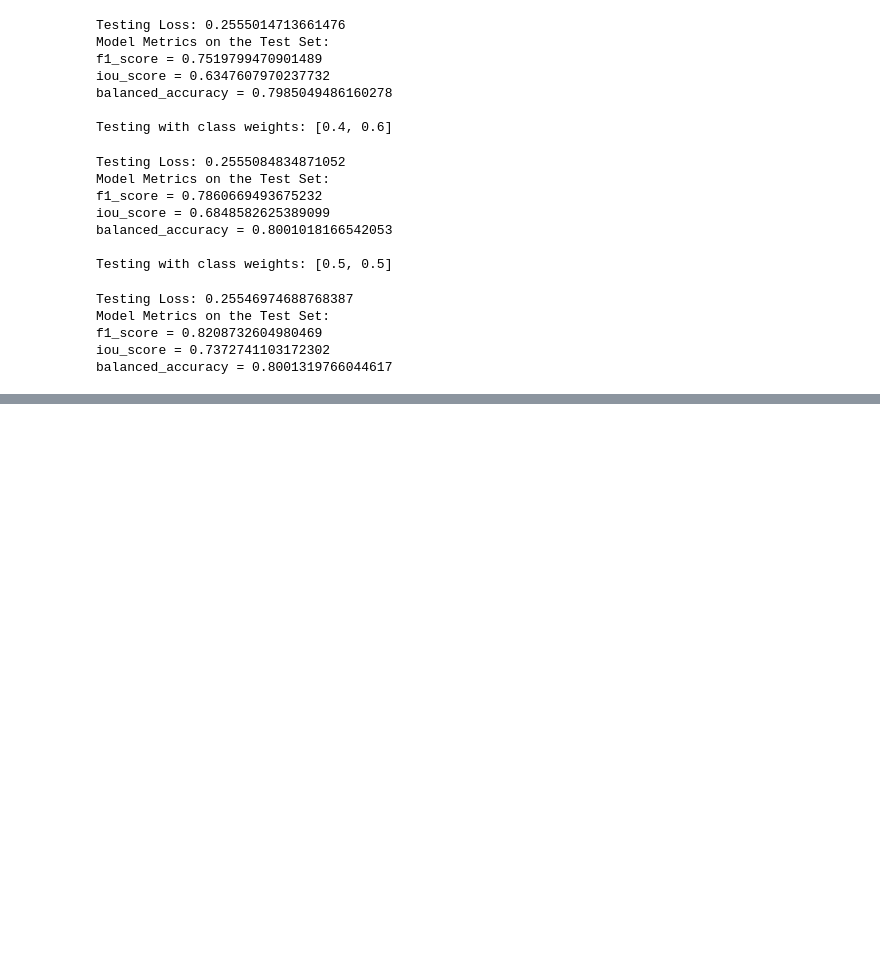
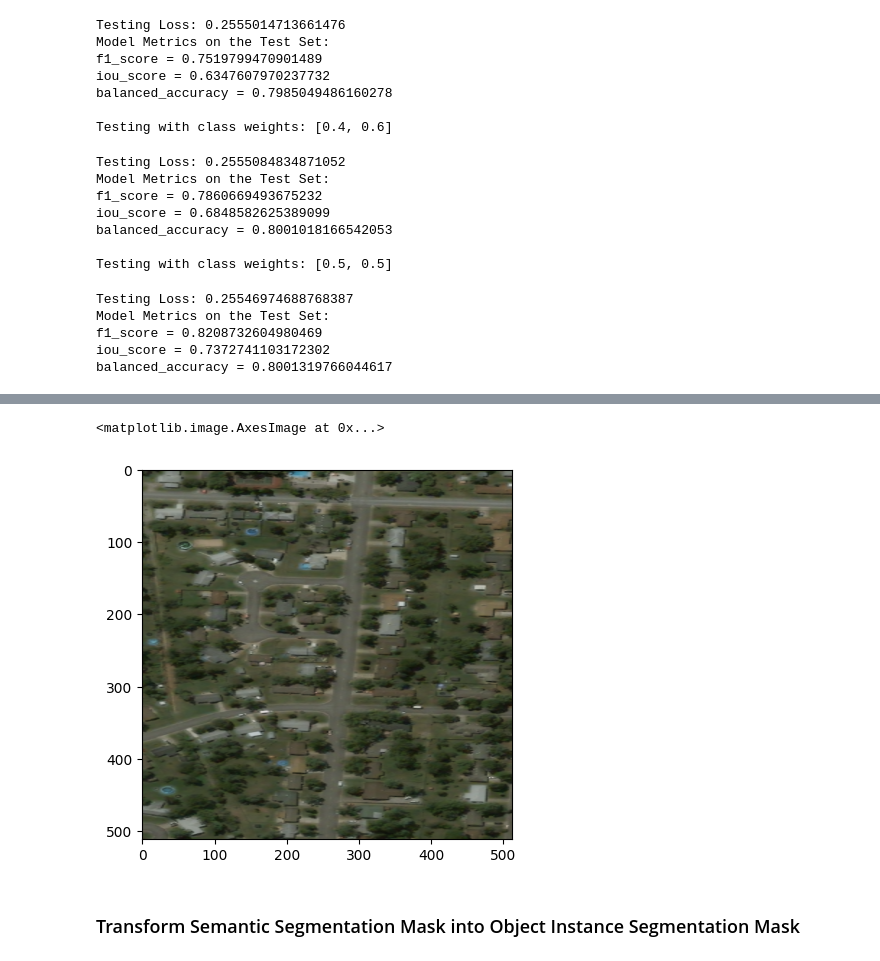
Before and after one commit to Matth-info/damaged-building-detector, a Jupyter notebook: notebooks/xDB_processing.ipynb, the cells around one changed output, grey strips where cells are left out. Saved outputs shown, nothing was run; the diff lists cells and outputs as text; code cells hidden in the pictures; blank space fills up the shorter version.

```diff
--- a/notebooks/xDB_processing.ipynb
+++ b/notebooks/xDB_processing.ipynb
@@ -310,0 +368,7 @@ balanced_accuracy = 0.7995531558990479
+# %%
+plt.imshow(np.array(image).transpose(1,2,0))
+# %% [output]
+<matplotlib.image.AxesImage at 0x...>
+[figure, added]
+# %% [markdown]
+### Transform Semantic Segmentation Mask into Object Instance Segmentation Mask
```
Also changed, not shown: parts of 18 cells of this notebook, 3 other files.
